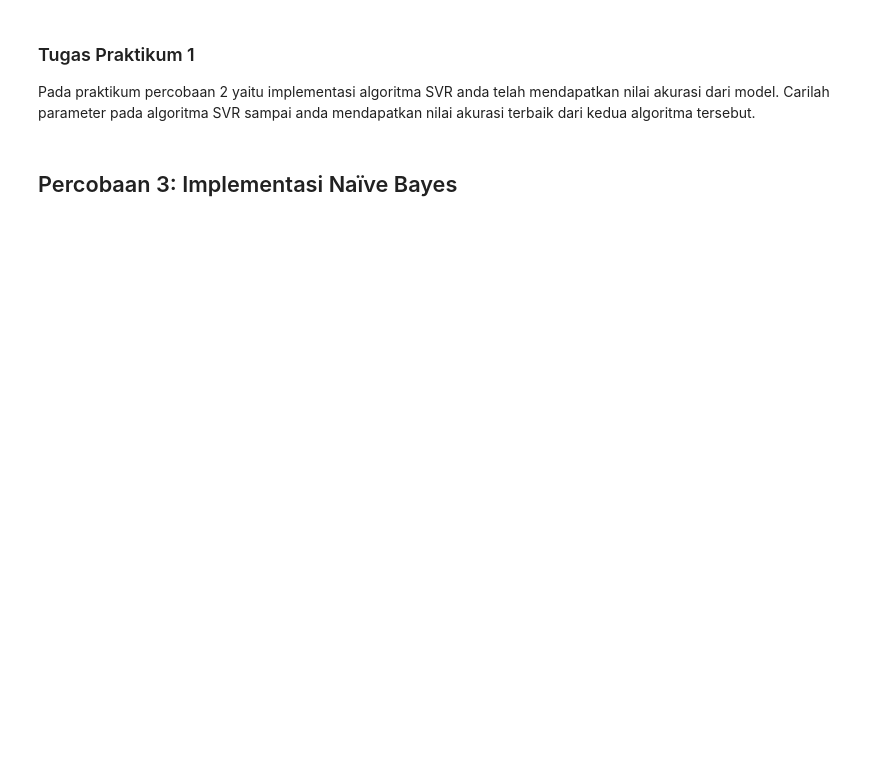
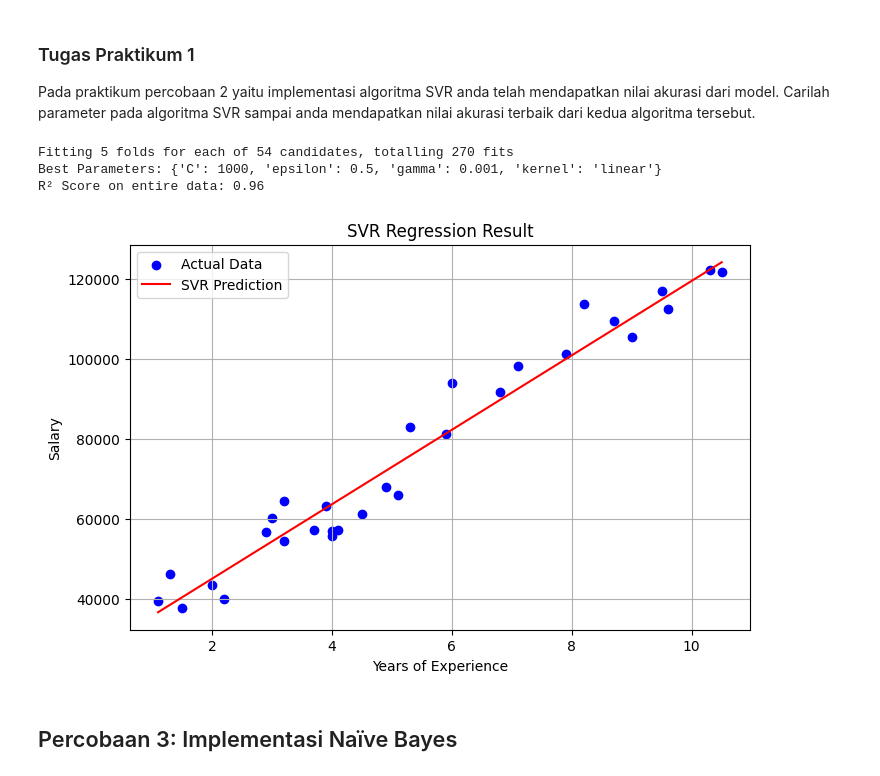
Before and after one commit to JunetzMasihBelajar/2025_AI_TI1B, a Jupyter notebook: Jobsheet9.ipynb, the cells around one changed output. Drawn from its saved outputs; the diff is of its cells as text; code cells hidden in the pictures; blank space fills up the shorter version.

```diff
--- a/Jobsheet9.ipynb
+++ b/Jobsheet9.ipynb
@@ -154,3 +173,54 @@ print("Best Parameters:", grid.best_params_)
+# %%
+import pandas as pd
+import numpy as np
+from sklearn.model_selection import GridSearchCV
+from sklearn.svm import SVR
+from sklearn.metrics import r2_score, mean_squared_error
+import matplotlib.pyplot as plt
+
+# Load data
+data = pd.read_csv('Salary_Data.csv')
+
+# Pisahkan atribut dan label
+X = data['YearsExperience'].values[:, np.newaxis]
+y = data['Salary'].values
+
+# GridSearch untuk SVR
+param_grid = {
+    'C': [1, 100, 1000],
+    'gamma': [0.001, 0.01, 0.1],
+    'epsilon': [0.1, 0.2, 0.5],
+    'kernel': ['rbf', 'linear']
+}
+
+grid = GridSearchCV(SVR(), param_grid, cv=5, n_jobs=-1, verbose=1)
+grid.fit(X, y)
+
+# Cetak parameter terbaik
+print("Best Parameters:", grid.best_params_)
+
+# Evaluasi model terbaik
+best_model = grid.best_estimator_
+y_pred = best_model.predict(X)
+r2 = r2_score(y, y_pred)
+
+print("R² Score on entire data: {:.2f}".format(r2))
+
+# Visualisasi
+plt.figure(figsize=(8, 5))
+plt.scatter(X, y, color='blue', label='Actual Data')
+plt.plot(X, y_pred, color='red', label='SVR Prediction')
+plt.title('SVR Regression Result')
+plt.xlabel('Years of Experience')
+plt.ylabel('Salary')
+plt.legend()
+plt.grid(True)
+plt.show()
+# %% [output]
+Fitting 5 folds for each of 54 candidates, totalling 270 fits
+Best Parameters: {'C': 1000, 'epsilon': 0.5, 'gamma': 0.001, 'kernel': 'linear'}
+R² Score on entire data: 0.96
+[figure, added]
 # %% [markdown]
 ## Percobaan 3: Implementasi Naïve Bayes
 # %%
```
Also changed, not shown: parts of 15 cells of this notebook.
